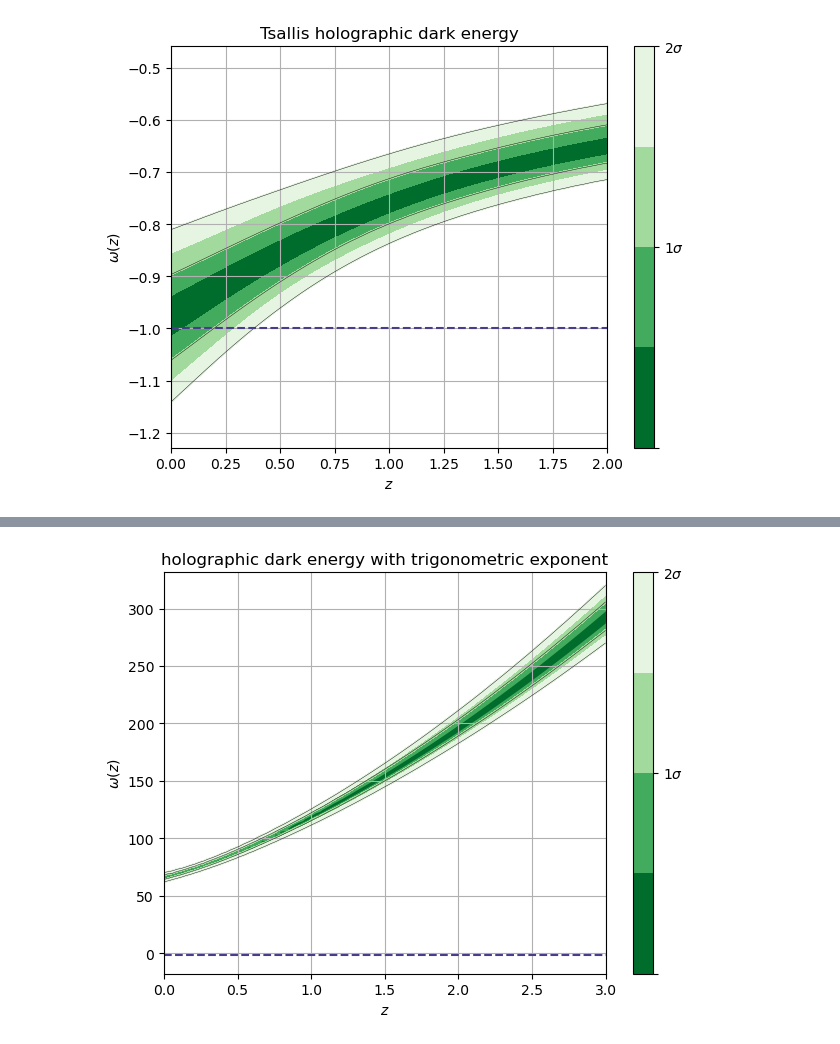
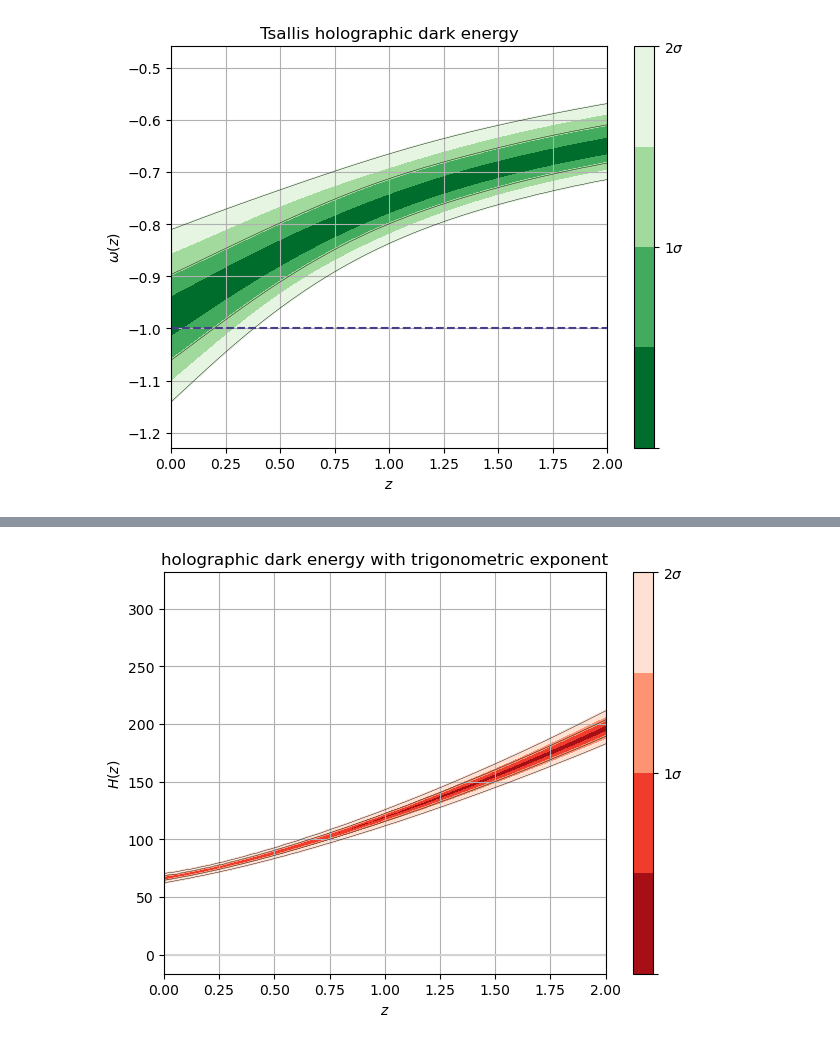
Before and after one commit to xlxnsxzpxtx/HolographicDE, a Jupyter notebook: Notebooks/fgivenx_hde.ipynb, the cells around one changed output, grey strips where cells are left out. Drawn from its saved outputs; the diff is of its cells as text; code cells hidden in the pictures.

```diff
--- a/Notebooks/fgivenx_hde.ipynb
+++ b/Notebooks/fgivenx_hde.ipynb
@@ -409,39 +517,39 @@ def SHDE(z, theta):
         fraction_Q_Omega = Q*(1 - Om_de(z))/Om_de(z)
 
     # Components of the equation
         term1 = - (k_value + r_value*sin_z + 1) / 3
         exponent1 = (k_value + r_value*sin_z) / (2 * (k_value + r_value*sin_z - 2))
         term2 = ((k_value + r_value*sin_z- 2) * sqrt_Omega_DE / 3) * term_base * (fraction_Q_Omega**exponent1)
         exponent2 = 1 / (2 - k_value -r_value*sin_z)
         term3 = ((1 + z) * r_value* cos_z / 3) * np.log(fraction_Q_Omega**exponent2)
 
     # Calculate w_DE
         w_DE = term1 + term2 + term3
 
         return w_DE
 
     #return w_eos(z)
     return H_z(z)
 
 z = np.linspace(0.0000, 3, 100)
-cbar = plot_contours(SHDE, z, sampless, weights=weightss, contour_line_levels=[1, 2],colors=plt.cm.Greens_r)
-#cbar = plot_contours(THDE, z, samplest, weights=weightst, contour_line_levels=[1, 2])
+#cbar = plot_contours(SHDE, z, sampless, weights=weightss, contour_line_levels=[1, 2],colors=plt.cm.Greens_r)
+cbar = plot_contours(SHDE, z, sampless, weights=weightss, contour_line_levels=[1, 2])
 cbar = plt.colorbar(cbar,ticks=[0,1,2])
 cbar.set_ticklabels(['',r'$1\sigma$',r'$2\sigma$'])
 
 
-lcdm = np.full(100, -1.0)
-plt.plot(z, lcdm,linestyle='--',color='darkslateblue')
-#plt.plot(z, lcdm,color='lightgrey')
+lcdm = np.full(100, 0.0)
+#plt.plot(z, lcdm,linestyle='--',color='darkslateblue')
+plt.plot(z, lcdm,color='lightgrey')
 plt.xscale('linear')
-plt.xlim(0.0, 3.0)
+plt.xlim(0.0, 2.0)
 #plt.ylim(-3,0)
-plt.ylabel(r'$\omega(z)$')
-#plt.ylabel(r'$H(z)$')
+#plt.ylabel(r'$\omega(z)$')
+plt.ylabel(r'$H(z)$')
 plt.xlabel(r'$z$')
 plt.tight_layout()
 plt.title('holographic dark energy with trigonometric exponent')
 plt.grid()
 plt.show()
 # %% [output]
-[figure, old version]
+[figure, new version]
```
Also changed, not shown: parts of 2 cells of this notebook.
